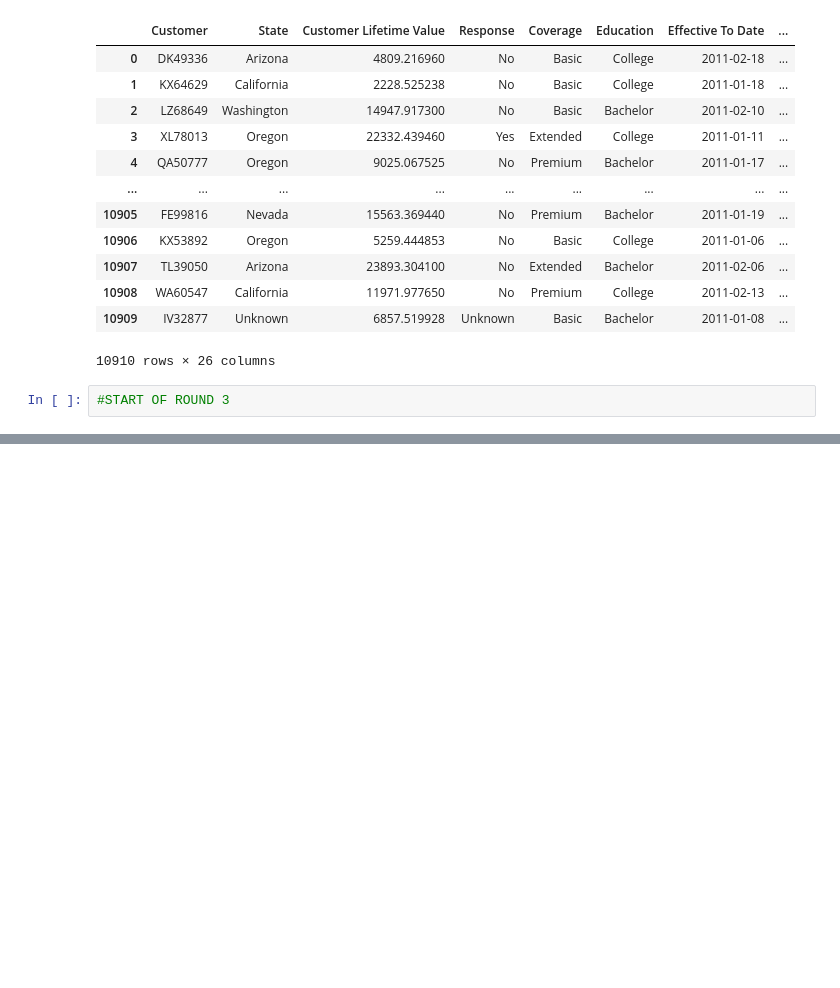
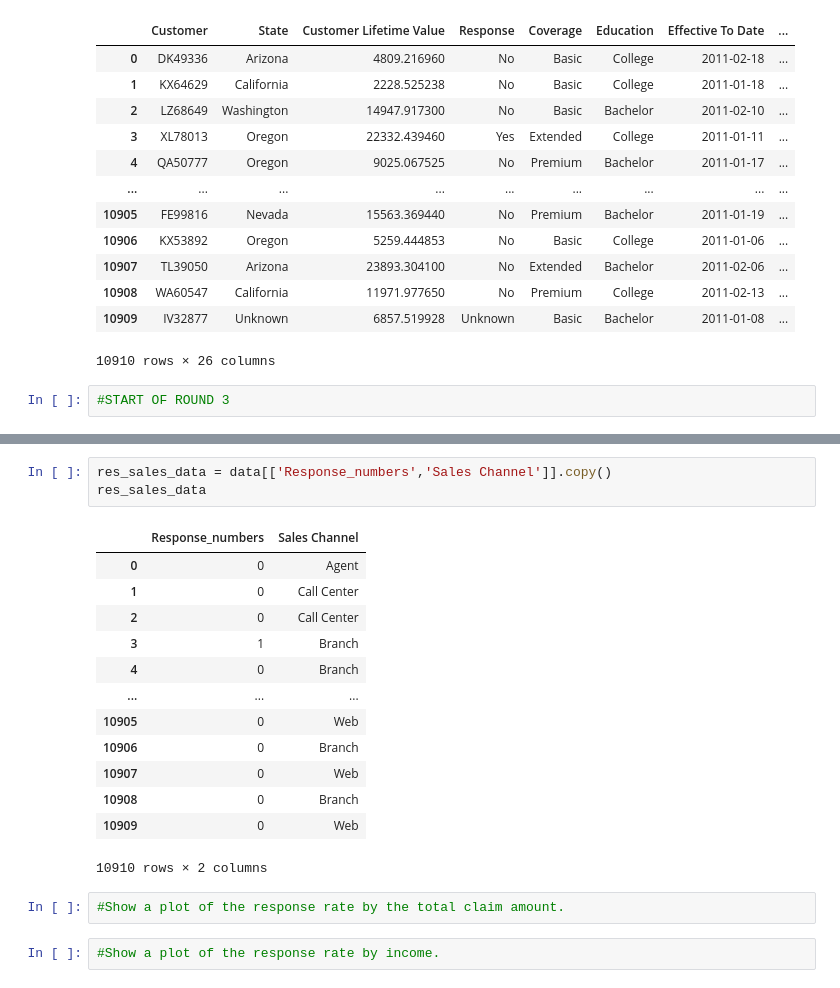
Before and after one commit to lutrx/lab-customer-analysis-round-2, a Jupyter notebook: solution.ipynb, the cells around one changed output, grey strips where cells are left out. Saved outputs shown, nothing was run; the diff lists cells and outputs as text; blank space fills up the shorter version.

```diff
--- a/solution.ipynb
+++ b/solution.ipynb
@@ -247,0 +331,21 @@ filtered_data
+# %%
+res_sales_data = data[['Response_numbers','Sales Channel']].copy()
+res_sales_data
+# %% [output]
+|  | Response_numbers | Sales Channel |
+| 0 | 0 | Agent |
+| 1 | 0 | Call Center |
+| 2 | 0 | Call Center |
+| 3 | 1 | Branch |
+| 4 | 0 | Branch |
+| ... | ... | ... |
+| 10905 | 0 | Web |
+| 10906 | 0 | Branch |
+| 10907 | 0 | Web |
+| 10908 | 0 | Branch |
+| 10909 | 0 | Web |
+10910 rows × 2 columns
+# %%
+#Show a plot of the response rate by the total claim amount.
+# %%
+#Show a plot of the response rate by income.
```
Also changed, not shown: parts of 8 cells of this notebook.
